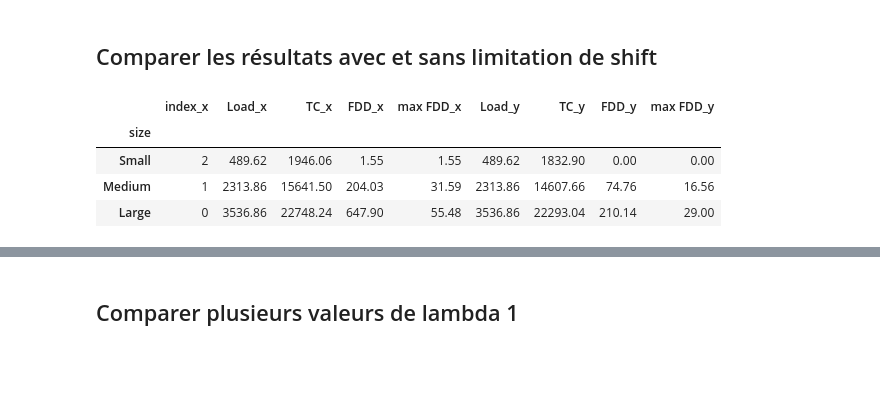
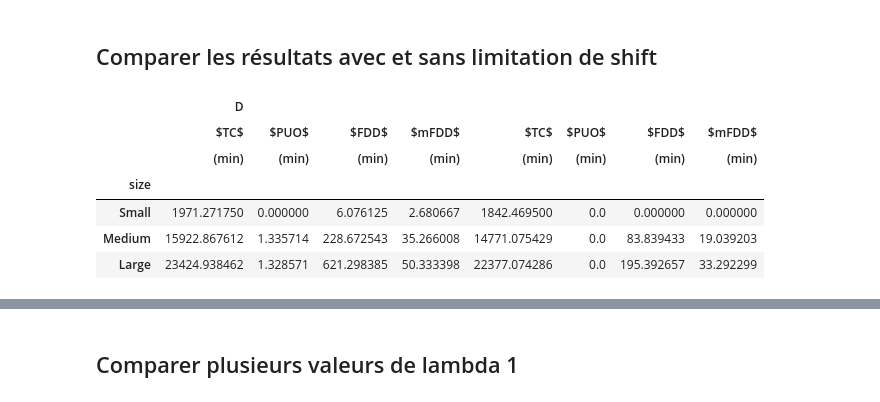
Before and after one commit to aliousmane/concrete-delivery-problem, a Jupyter notebook: result/cq/results_cq.ipynb, the cells around one changed output, grey strips where cells are left out. Drawn from its saved outputs; the diff is of its cells as text; code cells hidden in the pictures; blank space fills up the shorter version.

```diff
--- a/result/cq/results_cq.ipynb
+++ b/result/cq/results_cq.ipynb
@@ -190,22 +165,59 @@ without_shift_stat = df.groupby(by=['size']).mean()
 # %% [markdown]
 ## Comparer les résultats avec et sans limitation de shift
-# %%
-# with_shift_stat.reset_index(inplace=True)
-# print(with_shift_stat)
-# without_shift_stat.reset_index(inplace=True)
-# print(type(without_shift_stat))
-shift_stat = pd.merge(left=with_shift_stat,right=without_shift_stat,on='size')
-shift_stat.set_index(['size'],inplace=True)
-shift_stat.drop(['level_0','index_y','driverUsed_x','Time_x','DUC_x',	'DOC_x','PUO_x',
-                 'driverUsed_y','DUC_y',	'DOC_y','Time_y','PUO_y'],axis=1,inplace=True)
-numeric_columns = shift_stat.select_dtypes(include=[float, int]).columns
-shift_stat[numeric_columns] = shift_stat[numeric_columns].round(2)
-shift_stat.sort_values(by=['Load_x'],ascending=True,inplace=True)
-shift_stat.to_latex('shift.tex')
-shift_stat
-# %% [output]
-|  | index_x | Load_x | TC_x | FDD_x | max FDD_x | Load_y | TC_y | FDD_y | max FDD_y |
-| size |  |  |  |  |  |  |  |  |  |
-| Small | 2 | 489.62 | 1946.06 | 1.55 | 1.55 | 489.62 | 1832.90 | 0.00 | 0.00 |
-| Medium | 1 | 2313.86 | 15641.50 | 204.03 | 31.59 | 2313.86 | 14607.66 | 74.76 | 16.56 |
-| Large | 0 | 3536.86 | 22748.24 | 647.90 | 55.48 | 3536.86 | 22293.04 | 210.14 | 29.00 |
+# %%
+my_results = pd.read_csv("results_shift.csv",sep=';')
+# my_results.sort_values(by="Name",ascending=True, inplace=True)
+# unsolved = list(dict.fromkeys(my_results[my_results['undeliveredCost']>0]['Name']))
+my_results = my_results[my_results['NO_SHIFT_LIMIT']==1]
+my_results = pd.merge(left=my_results,right=instance,how='inner',on='Name')
+my_results['Z'] = my_results.apply(lambda x:objective_function(x),axis=1)
+my_results['runtime'] = my_results['runtime'].apply(lambda x: (x/1000)/60)
+my_results['PUO'] = my_results.apply(lambda x: x.demand-x.satisfiedCost,axis=1)
+avg_no_shift = my_results[my_results['undeliveredCost']<1].groupby(by=['size']).agg( {'travelCost':'mean',
+    'firstDeliveryCost':'mean',
+    'maxfirstDelivery':'mean',
+    # 'driverUsed':'mean'
+    'Z':'mean',
+    'driverUsed':'mean'})
+
+avg_puo_no_shift = my_results.groupby(['size']).agg({
+    'undeliveredCost':'mean'
+})
+
+A = pd.merge(left=avg_result_size.reset_index(),right=avg_puo_size.reset_index(),how='inner',on='size')
+A = A[['size','travelCost','undeliveredCost','firstDeliveryCost',	'maxfirstDelivery']]
+B = pd.merge(left=avg_no_shift.reset_index(),right=avg_puo_no_shift.reset_index(),how='inner',on='size')
+B = B[['size','travelCost','undeliveredCost','firstDeliveryCost',	'maxfirstDelivery']]
+df = pd.merge(left=A,right=B,how='inner',on='size')
+
+df.sort_values(['travelCost_x'],ascending=True,inplace=True)
+
+# df.drop(['runtime','Z_y','Z_x','driverUsed_x','underWorkCost','overTimeCost','driverUsed_y'],axis=1,inplace=True)
+df.rename(columns={'Z_x':'Z','driverUsed_x':'\#K','Z_y':'$Z$','driverUsed_y':'\#K',
+                      'travelCost_x':'$TC$',   'firstDeliveryCost_x':'$FDD$',
+                      'travelCost_y':'$TC$',   'firstDeliveryCost_y':'$FDD$',
+           'maxfirstDelivery_x':'$mFDD$',
+           'maxfirstDelivery_y':'$mFDD$',
+           'underWorkCost':'$DUC$','overTimeCost':'$DOC$','Z_x':'$Z$',
+           'undeliveredCost_x':'$PUO$',
+           'undeliveredCost_y':'$PUO$'
+           },inplace=True)
+df.set_index('size',inplace=True)
+# numeric_columns = df.select_dtypes(include=[float, int]).columns
+# df[numeric_columns] = df[numeric_columns].round(2)
+df.columns = pd.MultiIndex.from_product([['D'],df.columns,['(min)']])
+s = df.style
+s.caption='Comparaison with and without shift and overtime constraints'
+# stats.style.to_latex('df.tex',caption='Results with all instances',)
+(s.format(subset='D',precision=2,thousands=","))#.format_index(escape="latex", axis=1))#.format_index(escape="latex", axis=0))
+
+s.to_latex('shift.tex',label='tab:lift_shift_constraints',multicol_align='c',position='htb',position_float='centering',hrules=True)
+df
+# %% [output]
+|  | D |  |  |  |  |  |  |  |
+|  | $TC$ | $PUO$ | $FDD$ | $mFDD$ | $TC$ | $PUO$ | $FDD$ | $mFDD$ |
+|  | (min) | (min) | (min) | (min) | (min) | (min) | (min) | (min) |
+| size |  |  |  |  |  |  |  |  |
+| Small | 1971.271750 | 0.000000 | 6.076125 | 2.680667 | 1842.469500 | 0.0 | 0.000000 | 0.000000 |
+| Medium | 15922.867612 | 1.335714 | 228.672543 | 35.266008 | 14771.075429 | 0.0 | 83.839433 | 19.039203 |
+| Large | 23424.938462 | 1.328571 | 621.298385 | 50.333398 | 22377.074286 | 0.0 | 195.392657 | 33.292299 |
```
Also changed, not shown: parts of 25 cells of this notebook, 44 other files.
